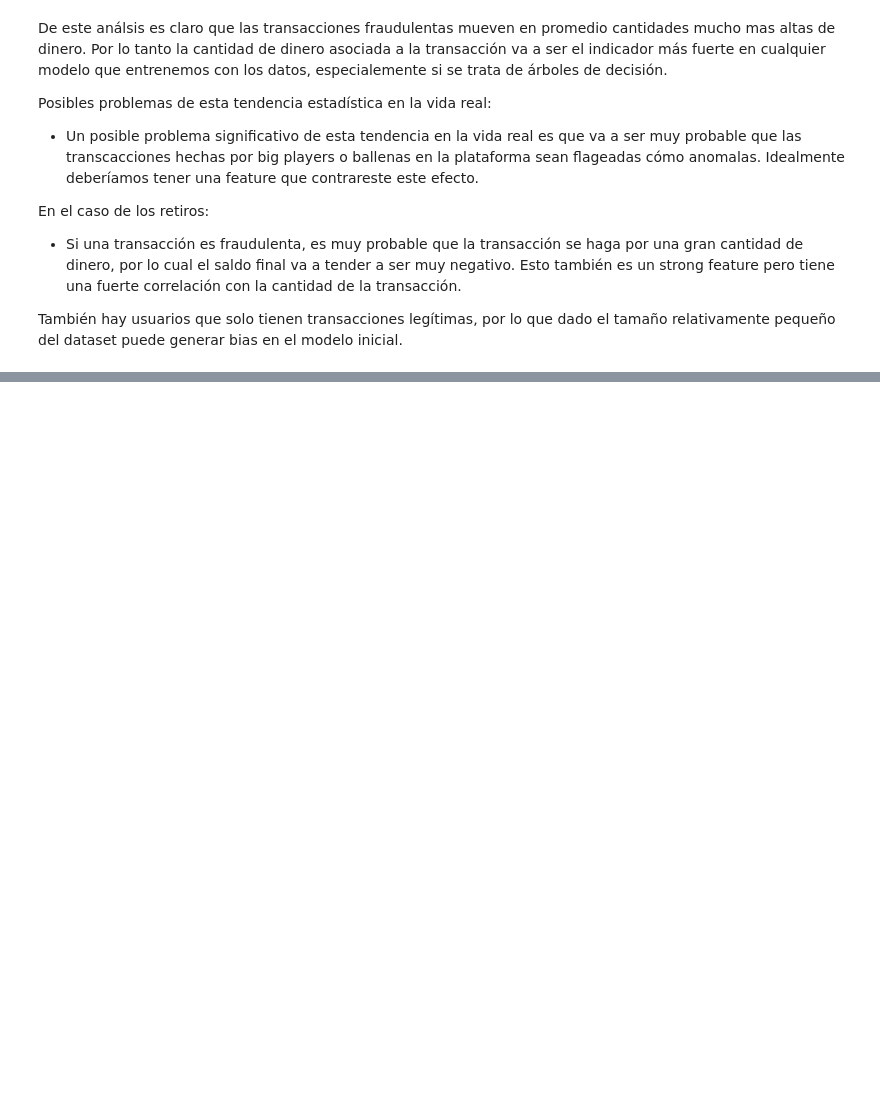
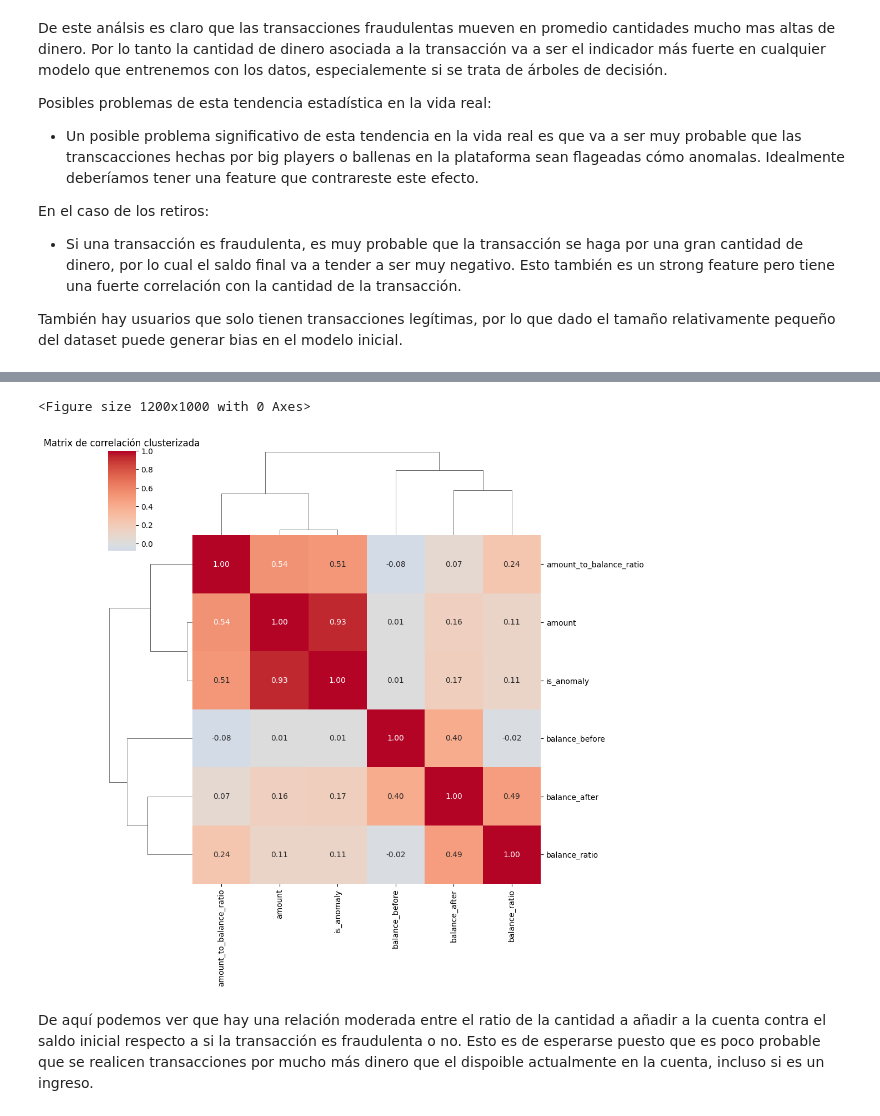
Before and after one commit to JuanHaunted/anomaly-detector, a Jupyter notebook: experiments/exploration.ipynb, the cells around one changed output, grey strips where cells are left out. Saved outputs shown, nothing was run; the diff lists cells and outputs as text; code cells hidden in the pictures; blank space fills up the shorter version.

```diff
--- a/experiments/exploration.ipynb
+++ b/experiments/exploration.ipynb
@@ -158,0 +287,7 @@ También hay usuarios que solo tienen transacciones legítimas, por lo que dado
+# %%
+dataset_eng = dataset.copy()
+
+dataset_eng['balance_ratio'] = dataset_eng['balance_after'] / dataset_eng['balance_before'] + 1e-8
+dataset_eng['amount_to_balance_ratio'] = dataset_eng['amount'] / (dataset_eng['balance_before'] + 1e-8)
+
+dataset_eng.describe()
@@ -158,0 +304,18 @@ También hay usuarios que solo tienen transacciones legítimas, por lo que dado
+# %%
+# Recalculando la matriz de correlación con las nuevas columnas
+correlation_matrix_eng = dataset_eng.select_dtypes(include=[np.number]).corr()
+# %%
+plt.figure(figsize=(12, 10))
+sns.clustermap(correlation_matrix_eng,
+               annot=True,
+               cmap='coolwarm',
+               center=0,
+               fmt='.2f',
+               cbar_kws={"shrink": .8})
+plt.title('Matrix de correlación clusterizada')
+plt.show()
+# %% [output]
+<Figure size 1200x1000 with 0 Axes>
+[figure, added]
+# %% [markdown]
+De aquí podemos ver que hay una relación moderada entre el ratio de la cantidad a añadir a la cuenta contra el saldo inicial respecto a si la transacción es fraudulenta o no. Esto es de esperarse puesto que es poco probable que se realicen transacciones por mucho más dinero que el dispoible actualmente en la cuenta, incluso si es un ingreso.
```
Also changed, not shown: parts of 16 cells of this notebook, 9 other files.
